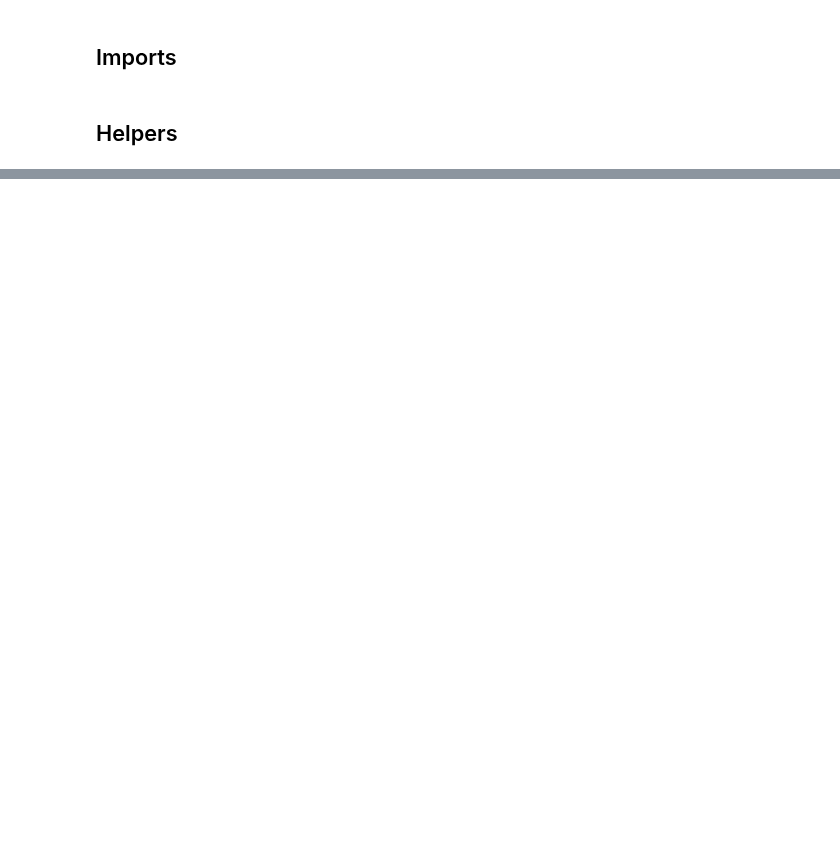
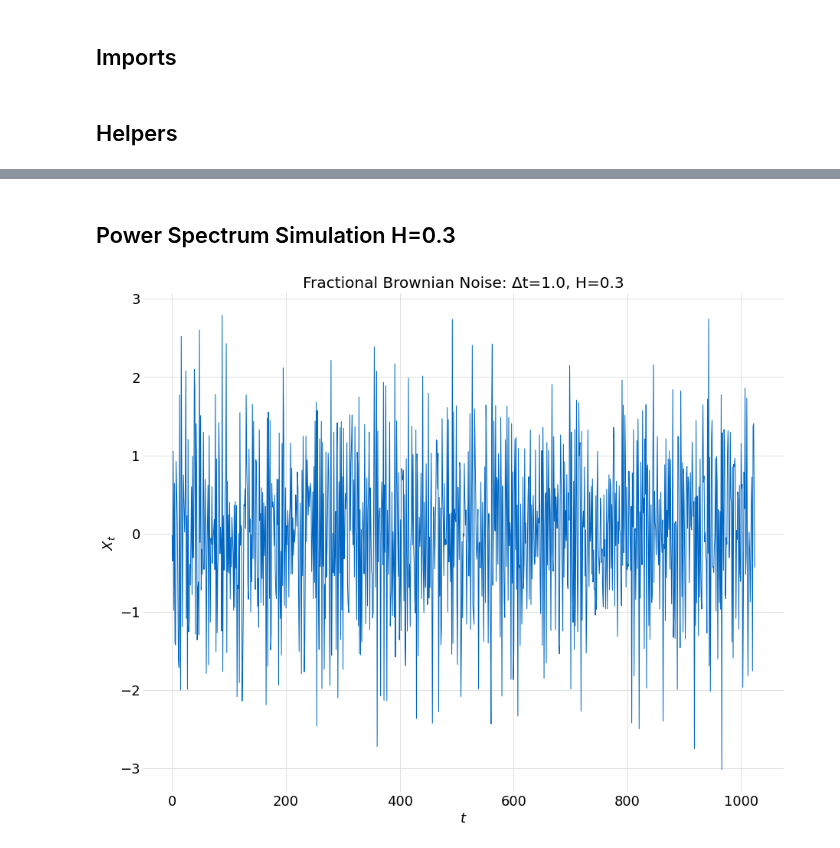
Before and after one commit to glyfish/alef, a Jupyter notebook: notebooks/random_processes/fbm_estimation_periodigram.ipynb, the cells around one changed output, grey strips where cells are left out. Drawn from its saved outputs; the diff is of its cells as text; code cells hidden in the pictures; blank space fills up the shorter version.

```diff
--- a/notebooks/random_processes/fbm_estimation_periodigram.ipynb
+++ b/notebooks/random_processes/fbm_estimation_periodigram.ipynb
@@ -102,0 +131,9 @@ plots.pspec(ps, ω, title)
+# %% [markdown]
+## Power Spectrum Simulation H=0.3
+# %%
+H = 0.3
+samples = fbm.fft_noise(H, npts)
+title = f"Fractional Brownian Noise: Δt={Δt}, H={H}"
+plots.time_series(samples[:npts], time, title)
+# %% [output]
+[figure, added]
```
Also changed, not shown: parts of 10 cells of this notebook, 2 other files.
